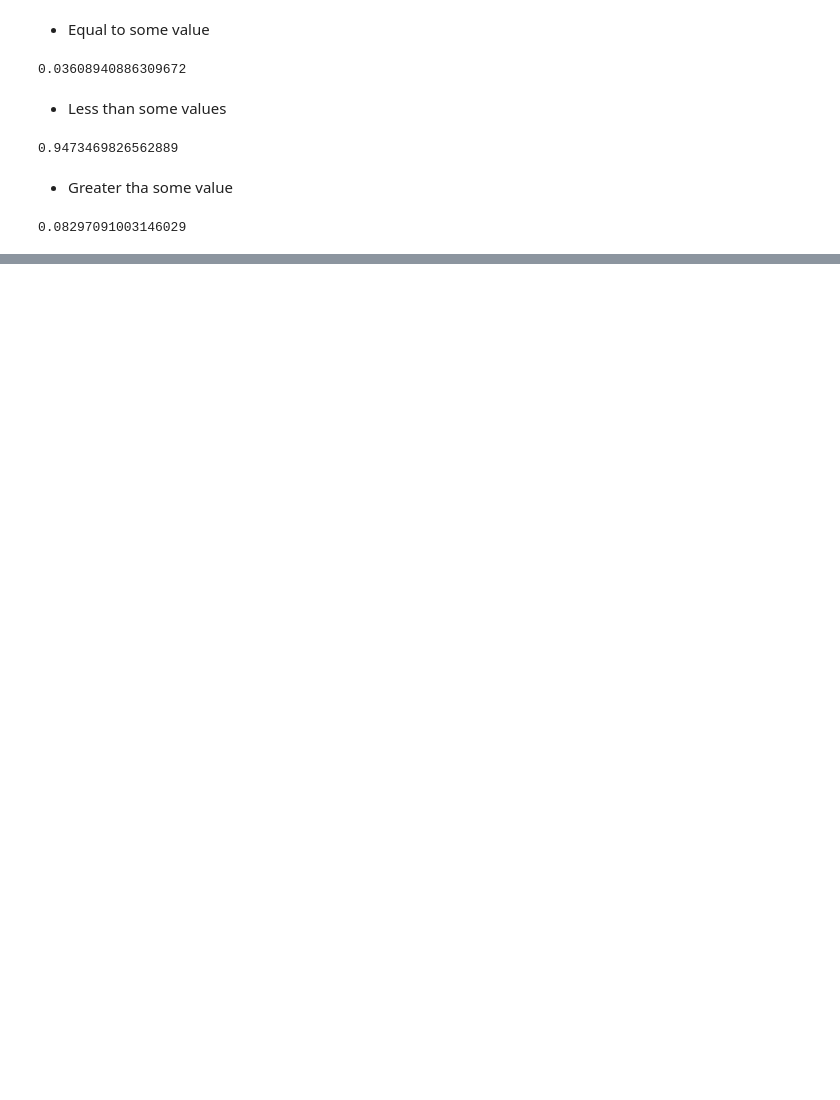
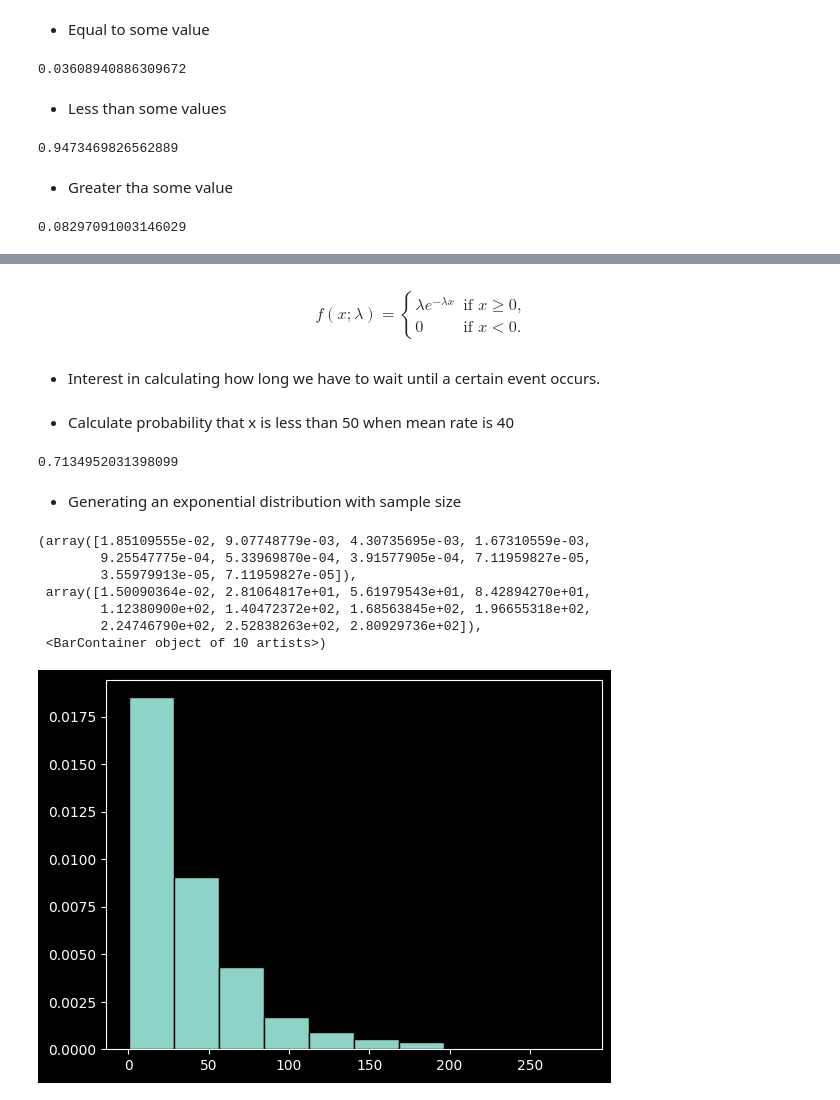
Before and after one commit to lucaspinheiro27/Python_statistics, a Jupyter notebook: Jupyter_notebooks/t_Distribution.ipynb, the cells around one changed output, grey strips where cells are left out. Saved outputs shown, nothing was run; the diff lists cells and outputs as text; code cells hidden in the pictures; blank space fills up the shorter version.

```diff
--- a/Jupyter_notebooks/t_Distribution.ipynb
+++ b/Jupyter_notebooks/t_Distribution.ipynb
@@ -142,0 +152,30 @@ plt.hist(x, density=True, edgecolor='black', bins=7)
+# %% [markdown]
+$$
+f(x; \lambda) =
+\begin{cases}
+\lambda e^{-\lambda x} & \text{if } x \geq 0, \\
+0 & \text{if } x < 0.
+\end{cases}
+$$
+# %% [markdown]
+* Interest in calculating how long we have to wait until a certain event occurs.
+# %% [markdown]
+* Calculate probability that x is less than 50 when mean rate is 40
+# %%
+expon.cdf(x=50, scale=40)
+# %% [output]
+0.7134952031398099
+# %% [markdown]
+* Generating an exponential distribution with sample size
+# %%
+x = expon.rvs(scale=40, size=1000)
+plt.hist(x, density=True, edgecolor='black')
+# %% [output]
+(array([1.85109555e-02, 9.07748779e-03, 4.30735695e-03, 1.67310559e-03,
+        9.25547775e-04, 5.33969870e-04, 3.91577905e-04, 7.11959827e-05,
+        3.55979913e-05, 7.11959827e-05]),
+ array([1.50090364e-02, 2.81064817e+01, 5.61979543e+01, 8.42894270e+01,
+        1.12380900e+02, 1.40472372e+02, 1.68563845e+02, 1.96655318e+02,
+        2.24746790e+02, 2.52838263e+02, 2.80929736e+02]),
+ <BarContainer object of 10 artists>)
+[figure, added]
```
Also changed, not shown: parts of 13 cells of this notebook.
